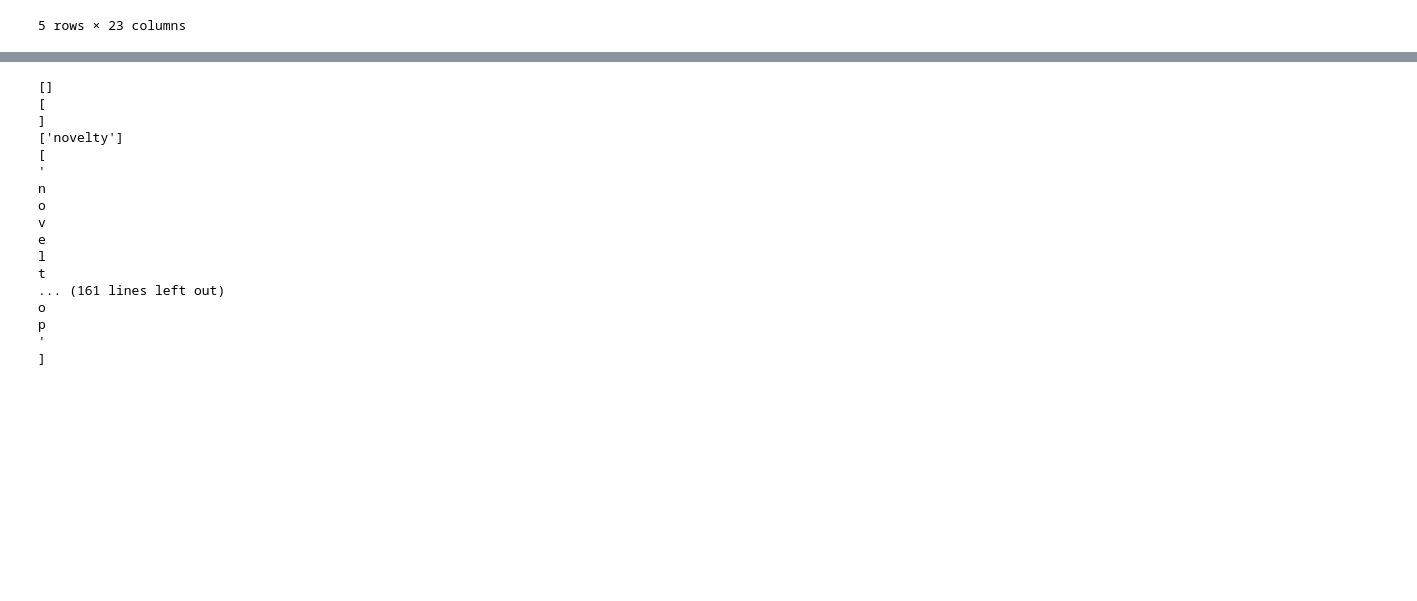
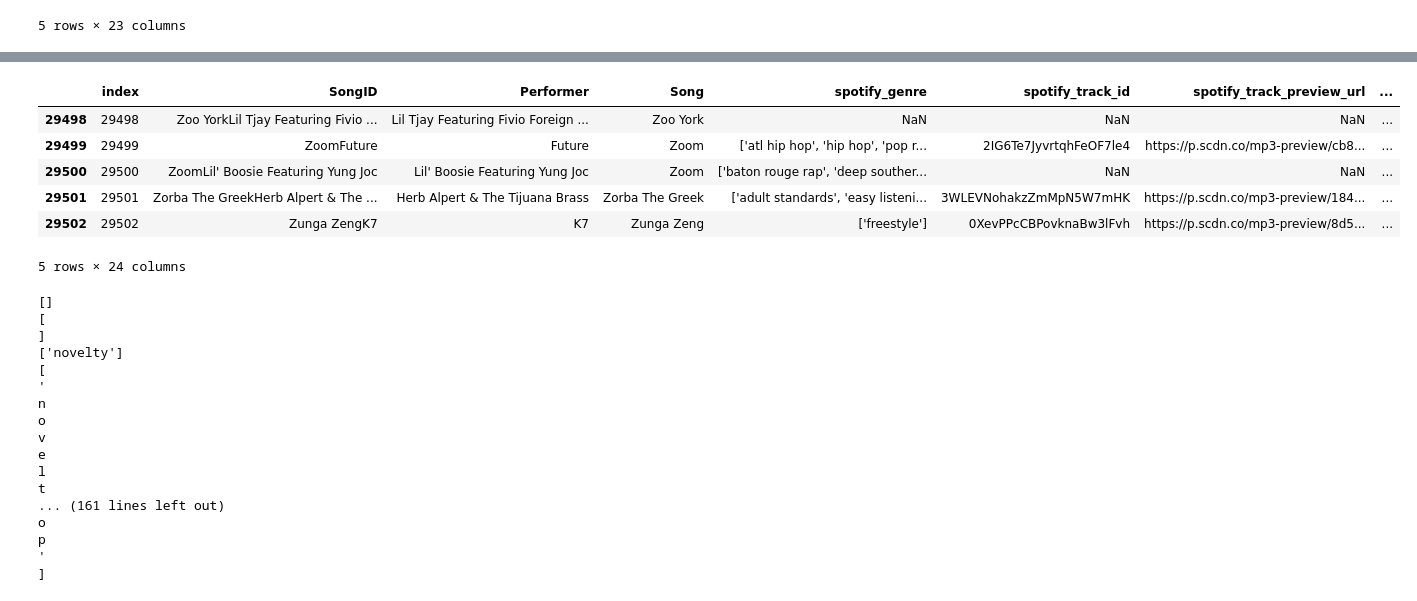
Before and after one commit to alelovo/Project_programming, a Jupyter notebook: project.ipynb, the cells around one changed output, grey strips where cells are left out. Drawn from its saved outputs; the diff is of its cells as text; code cells hidden in the pictures; blank space fills up the shorter version.

```diff
--- a/project.ipynb
+++ b/project.ipynb
@@ -14,3 +55,13 @@ billboard_df.head(5)
+# %%
+billboard_df.tail(5)
+# %% [output]
+|  | index | SongID | Performer | Song | spotify_genre | spotify_track_id | spotify_track_preview_url | ... |
+| 29498 | 29498 | Zoo YorkLil Tjay Featuring Fivio ... | Lil Tjay Featuring Fivio Foreign ... | Zoo York | NaN | NaN | NaN | ... |
+| 29499 | 29499 | ZoomFuture | Future | Zoom | ['atl hip hop', 'hip hop', 'pop r... | 2IG6Te7JyvrtqhFeOF7le4 | https://p.scdn.co/mp3-preview/cb8... | ... |
+| 29500 | 29500 | ZoomLil' Boosie Featuring Yung Joc | Lil' Boosie Featuring Yung Joc | Zoom | ['baton rouge rap', 'deep souther... | NaN | NaN | ... |
+| 29501 | 29501 | Zorba The GreekHerb Alpert & The ... | Herb Alpert & The Tijuana Brass | Zorba The Greek | ['adult standards', 'easy listeni... | 3WLEVNohakzZmMpN5W7mHK | https://p.scdn.co/mp3-preview/184... | ... |
+| 29502 | 29502 | Zunga ZengK7 | K7 | Zunga Zeng | ['freestyle'] | 0XevPPcCBPovknaBw3lFvh | https://p.scdn.co/mp3-preview/8d5... | ... |
+5 rows × 24 columns
 # %%
 for i in billboard_df.spotify_genre.head(5):
     print(i)
```
Also changed, not shown: parts of 19 cells of this notebook.
